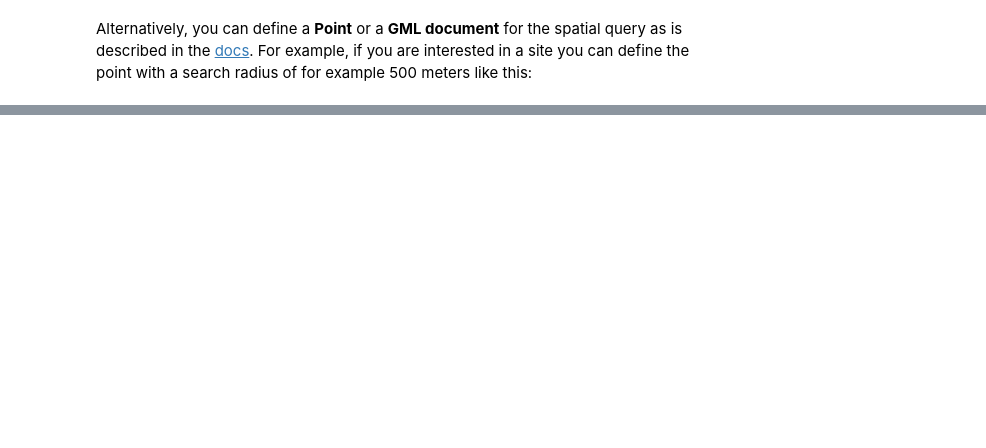
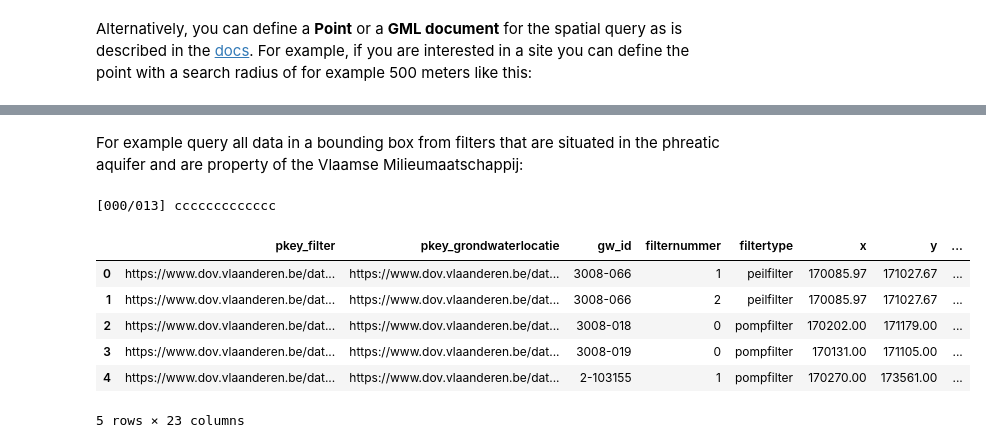
Before and after one commit to DOV-Vlaanderen/pydov, a Jupyter notebook: docs/notebooks/Introductory_tutorial.ipynb, the cells around one changed output, grey strips where cells are left out. Drawn from its saved outputs; the diff is of its cells as text; code cells hidden in the pictures; blank space fills up the shorter version.

```diff
--- a/docs/notebooks/Introductory_tutorial.ipynb
+++ b/docs/notebooks/Introductory_tutorial.ipynb
@@ -234,0 +251,7 @@ df.head()
+# %%
+from pydov.search.grondwaterfilter import GrondwaterFilterSearch
+gws = GrondwaterFilterSearch()
+fields = gws.get_fields()
+# print available fields
+for f in fields.values():
+    print(f['name'])
@@ -234,0 +276,20 @@ df.head()
+# %% [markdown]
+For example query all data in a bounding box from filters that are situated in the phreatic aquifer and are property of the Vlaamse Milieumaatschappij:
+# %%
+query = PropertyIsEqualTo(
+            propertyname='regime',
+            literal='freatisch')
+location = Within(Box(170000, 171000, 173000, 174000))
+df = gws.search(
+                query=query,
+                location=location)
+df.head()
+# %% [output]
+[000/013] ccccccccccccc
+|  | pkey_filter | pkey_grondwaterlocatie | gw_id | filternummer | filtertype | x | y | ... |
+| 0 | https://www.dov.vlaanderen.be/dat... | https://www.dov.vlaanderen.be/dat... | 3008-066 | 1 | peilfilter | 170085.97 | 171027.67 | ... |
+| 1 | https://www.dov.vlaanderen.be/dat... | https://www.dov.vlaanderen.be/dat... | 3008-066 | 2 | peilfilter | 170085.97 | 171027.67 | ... |
+| 2 | https://www.dov.vlaanderen.be/dat... | https://www.dov.vlaanderen.be/dat... | 3008-018 | 0 | pompfilter | 170202.00 | 171179.00 | ... |
+| 3 | https://www.dov.vlaanderen.be/dat... | https://www.dov.vlaanderen.be/dat... | 3008-019 | 0 | pompfilter | 170131.00 | 171105.00 | ... |
+| 4 | https://www.dov.vlaanderen.be/dat... | https://www.dov.vlaanderen.be/dat... | 2-103155 | 1 | pompfilter | 170270.00 | 173561.00 | ... |
+5 rows × 23 columns
```
Also changed, not shown: parts of 23 cells of this notebook.
